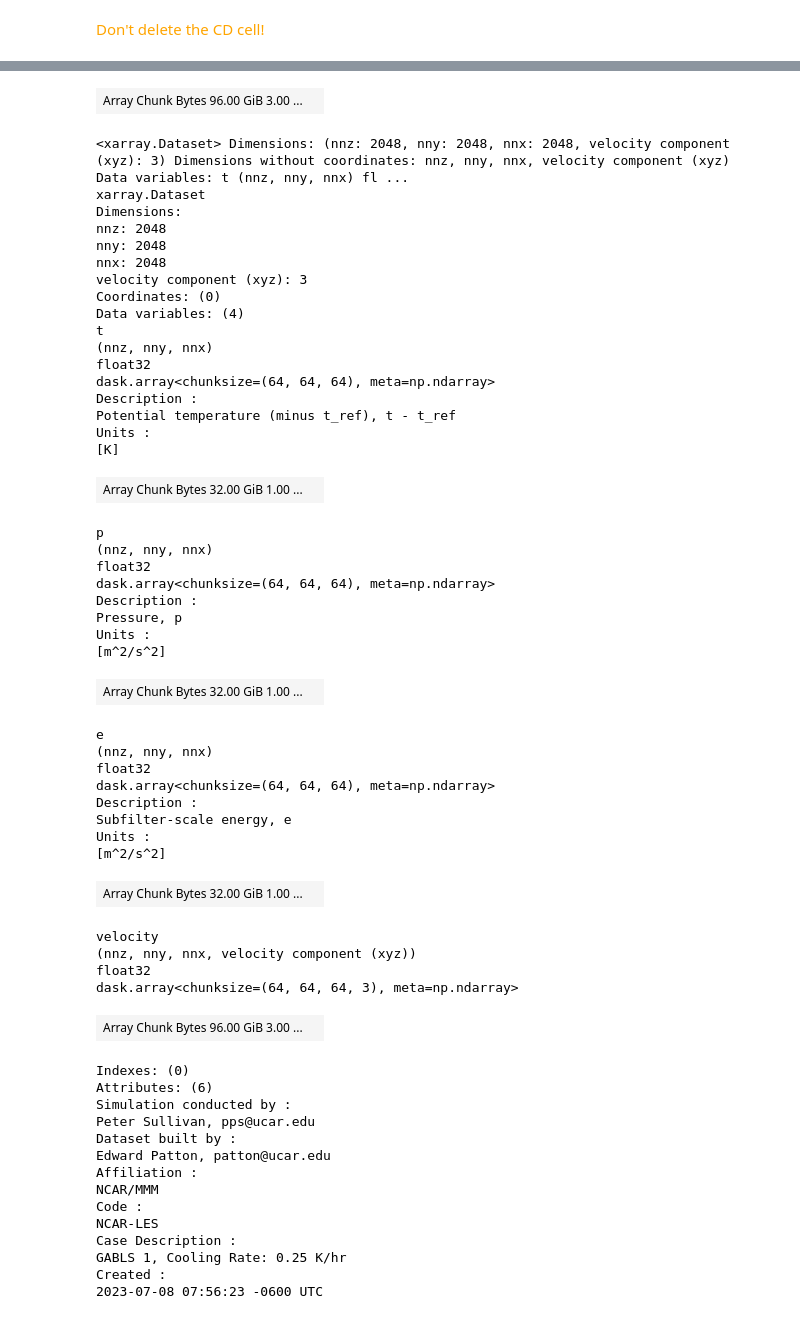
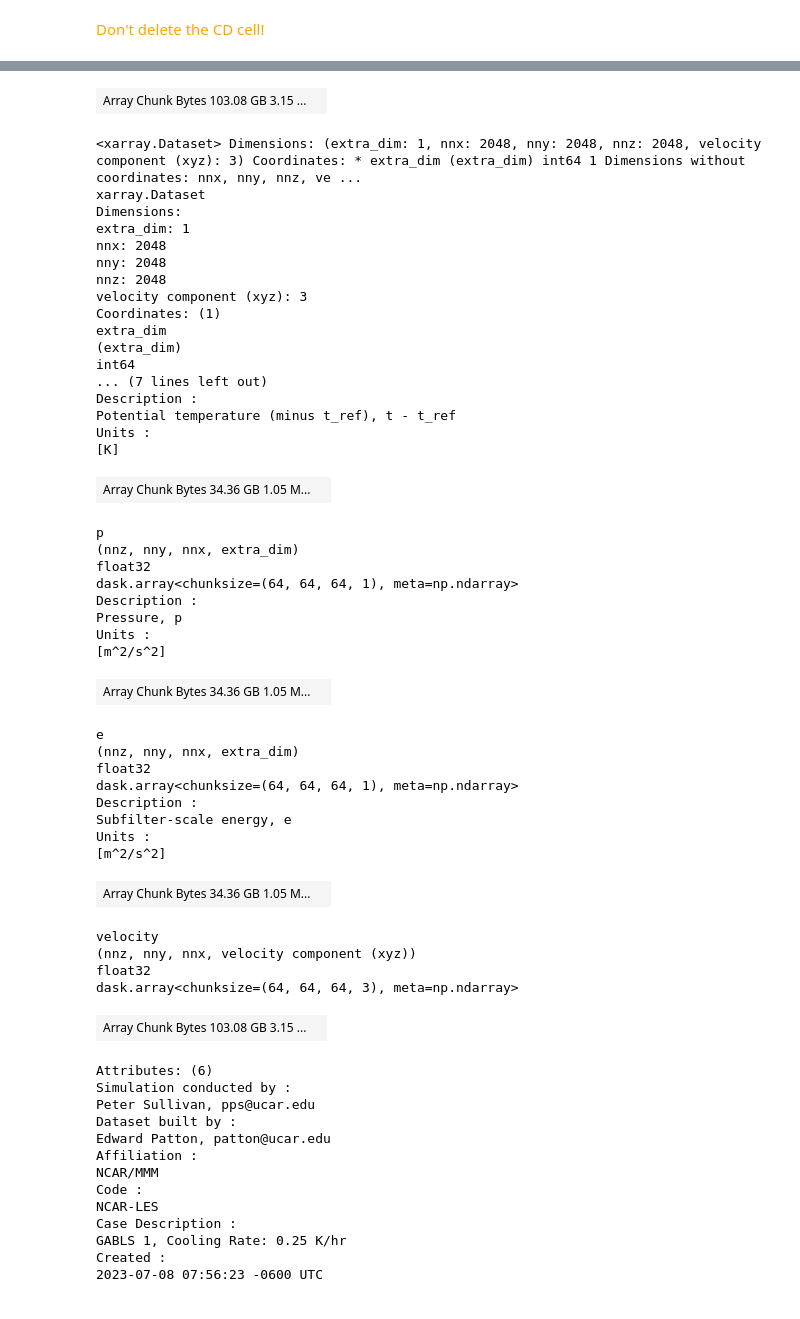
Before and after one commit to ariellubonja/ncar-zarr-code, a Jupyter notebook: zarr_writing/NCAR-to-FileDB-RoundRobin.ipynb, the cells around one changed output, grey strips where cells are left out. Cells and saved outputs as stored; diff of their text form; code cells hidden in the pictures.

```diff
--- a/zarr_writing/NCAR-to-FileDB-RoundRobin.ipynb
+++ b/zarr_writing/NCAR-to-FileDB-RoundRobin.ipynb
@@ -12,7 +12,7 @@
 array_cube_side = 2048
 desired_cube_side = 512
 chunk_size = 64
-raw_ncar_folder_path = '~/Downloads'
+raw_ncar_folder_path = '/home/idies/workspace/turb/data02_02/ncar-high-rate-fixed-dt'
 use_dask = True
 dest_folder_name = "sabl2048b" # B is the high-rate data
 write_type = "prod" # or "back" for backup
@@ -60,6 +46,6 @@ for i in range(len(folders)):
 # %%
 import xarray as xr
 
-data_xr = xr.open_dataset("./jhd.000.nc", chunks={'nnz': 64, 'nny': 64, 'nnx': 64})
+data_xr = xr.open_dataset(raw_ncar_folder_path + "/jhd." + str(timestep_nr).zfill(3) + ".nc", chunks={'nnz': chunk_size, 'nny': chunk_size, 'nnx': chunk_size})
 data_xr
 # %% [output]
@@ -254,57 +231,55 @@ b
 chunk_size_base = 64
 
 b = b.rechunk((chunk_size_base,chunk_size_base,chunk_size_base,3))
+b
+# %% [output]
+| Array Chunk Bytes 103.08 GB 3.15 ... |  |
-# %%
-b
-# %% [output]
-| Array Chunk Bytes 96.00 GiB 3.00 ... |  |
 # %%
-result = data_xr.drop_vars(['u', 'v', 'w'])
+result = transposed_ds.drop_vars(['u', 'v', 'w'])
 result['velocity'] = xr.DataArray(b, dims=('nnz', 'nny', 'nnx', 'velocity component (xyz)'))
 result
 # %% [output]
-<xarray.Dataset> Dimensions: (nnz: 2048, nny: 2048, nnx: 2048, velocity component (xyz): 3) Dimensions without coordinates: nnz, nny, nnx, velocity component (xyz) Data variables: t (nnz, nny, nnx) fl ...
+<xarray.Dataset> Dimensions: (extra_dim: 1, nnx: 2048, nny: 2048, nnz: 2048, velocity component (xyz): 3) Coordinates: * extra_dim (extra_dim) int64 1 Dimensions without coordinates: nnx, nny, nnz, ve ...
 xarray.Dataset
 Dimensions:
+extra_dim: 1
+nnx: 2048
+nny: 2048
 nnz: 2048
-nny: 2048
-nnx: 2048
 velocity component (xyz): 3
-Coordinates: (0)
-Data variables: (4)
-t
-(nnz, nny, nnx)
-float32
-dask.array<chunksize=(64, 64, 64), meta=np.ndarray>
+Coordinates: (1)
+extra_dim
+(extra_dim)
+int64
+... (7 lines left out)
 Description :
 Potential temperature (minus t_ref), t - t_ref
 Units :
 [K]
-| Array Chunk Bytes 32.00 GiB 1.00 ... |  |
+| Array Chunk Bytes 34.36 GB 1.05 M... |  |
 p
-(nnz, nny, nnx)
+(nnz, nny, nnx, extra_dim)
 float32
-dask.array<chunksize=(64, 64, 64), meta=np.ndarray>
+dask.array<chunksize=(64, 64, 64, 1), meta=np.ndarray>
 Description :
 Pressure, p
 Units :
 [m^2/s^2]
-| Array Chunk Bytes 32.00 GiB 1.00 ... |  |
+| Array Chunk Bytes 34.36 GB 1.05 M... |  |
 e
-(nnz, nny, nnx)
+(nnz, nny, nnx, extra_dim)
 float32
-dask.array<chunksize=(64, 64, 64), meta=np.ndarray>
+dask.array<chunksize=(64, 64, 64, 1), meta=np.ndarray>
 Description :
 Subfilter-scale energy, e
 Units :
 [m^2/s^2]
-| Array Chunk Bytes 32.00 GiB 1.00 ... |  |
+| Array Chunk Bytes 34.36 GB 1.05 M... |  |
 velocity
 (nnz, nny, nnx, velocity component (xyz))
 float32
 dask.array<chunksize=(64, 64, 64, 3), meta=np.ndarray>
-| Array Chunk Bytes 96.00 GiB 3.00 ... |  |
+| Array Chunk Bytes 103.08 GB 3.15 ... |  |
-Indexes: (0)
 Attributes: (6)
 Simulation conducted by :
 Peter Sullivan, pps@ucar.edu
```
Also changed, not shown: parts of 17 cells of this notebook, 1 other file.
